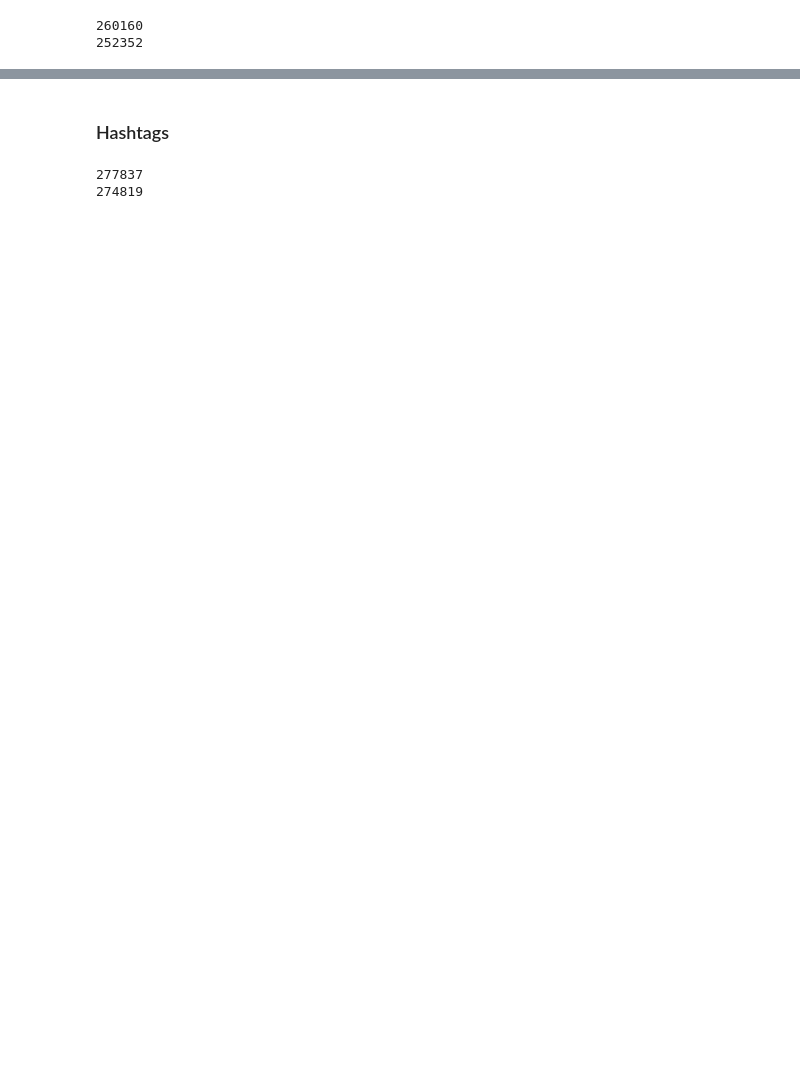
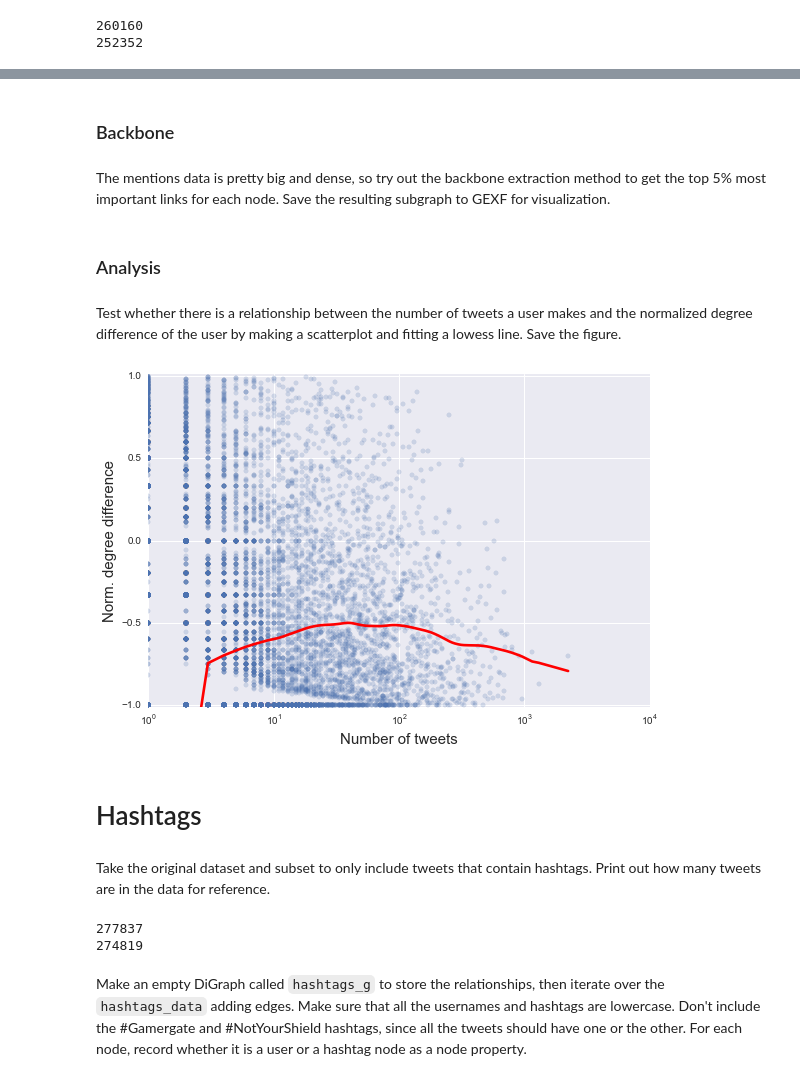
Before and after one commit to brianckeegan/GamerGate, a Jupyter notebook: Analysis.ipynb, the cells around one changed output, grey strips where cells are left out. Cells and saved outputs as stored; diff of their text form; code cells hidden in the pictures; blank space fills up the shorter version.

```diff
--- a/Analysis.ipynb
+++ b/Analysis.ipynb
@@ -173,10 +216,10 @@ rt_agg.to_csv('rt_graph_edgelist.csv',encoding='utf8')
 # %%
-g = nx.DiGraph()
+rt_g = nx.DiGraph()
 
 for i,r in rt_agg.reset_index().iterrows():
-    g.add_edge(r['user_screen_name'],r['retweeted_user_screen_name'],
+    rt_g.add_edge(r['user_screen_name'],r['retweeted_user_screen_name'],
                {k:float(v) for k,v in dict(rt_agg.ix[r['user_screen_name']].ix[r['retweeted_user_screen_name']]).items()})
 
 for i,r in g_agg.reset_index().iterrows():
-    g.add_node(r['user_screen_name'],
+    rt_g.add_node(r['user_screen_name'],
                {k:float(v) for k,v in dict(g_agg.ix[r['user_screen_name']]).items()})
@@ -248,5 +298,3 @@ mg_df['idc'] = pd.Series({k:int(v*(mg_size-1)) for k,v in nx.in_degree_centralit
 mg_df['cc'] = pd.Series(nx.clustering(mentions_g.to_undirected()))
 mg_df['reciprocity'] = pd.Series(reciprocity(mentions_g))
 mg_df['diff'] = (mg_df['idc'] - mg_df['odc'])/(mg_df['idc'] + mg_df['odc'])
-
-mg_df.sort(columns='cc',ascending=False).head(10)
@@ -323,0 +355,4 @@ nx.write_gexf(mentions_g,'mentions_graph.gexf')
+# %% [markdown]
+### Backbone
+# %% [markdown]
+The mentions data is pretty big and dense, so try out the backbone extraction method to get the top 5% most important links for each node. Save the resulting subgraph to GEXF for visualization.
@@ -324,3 +362,24 @@ nx.write_gexf(mentions_g,'mentions_graph.gexf')
+# %% [markdown]
+### Analysis
+# %% [markdown]
+Test whether there is a relationship between the number of tweets a user makes and the normalized degree difference of the user by making a scatterplot and fitting a lowess line. Save the figure.
+# %%
+ax = sns.regplot('tweets','diff',
+                 data=mentions,
+                 lowess=True,
+                 line_kws={'color':'r'},
+                 scatter_kws={'alpha':.2})
+ax.set_xscale('log')
+ax.set_xlim((1e0,1e4))
+ax.set_ylim((-1.01,1.01))
+ax.set_xlabel('Number of tweets',fontsize=15)
+ax.set_ylabel('Norm. degree difference',fontsize=15)
+plt.tight_layout()
+plt.savefig('tweets_vs_diff.png')
+# %% [output]
+[figure, added]
 # %% [markdown]
-### Hashtags
+# Hashtags
+# %% [markdown]
+Take the original dataset and subset to only include tweets that contain hashtags. Print out how many tweets are in the data for reference.
 # %%
@@ -331,6 +390,8 @@ print len(hashtags_data)
 # %% [output]
 277837
 274819
+# %% [markdown]
+Make an empty DiGraph called `hashtags_g` to store the relationships, then iterate over the `hashtags_data` adding edges. Make sure that all the usernames and hashtags are lowercase. Don't include the #Gamergate and #NotYourShield hashtags, since all the tweets should have one or the other. For each node, record whether it is a user or a hashtag node as a node property.
 # %%
 hashtags_g = nx.DiGraph()
 
```
Also changed, not shown: parts of 60 cells of this notebook, 5 other files.
